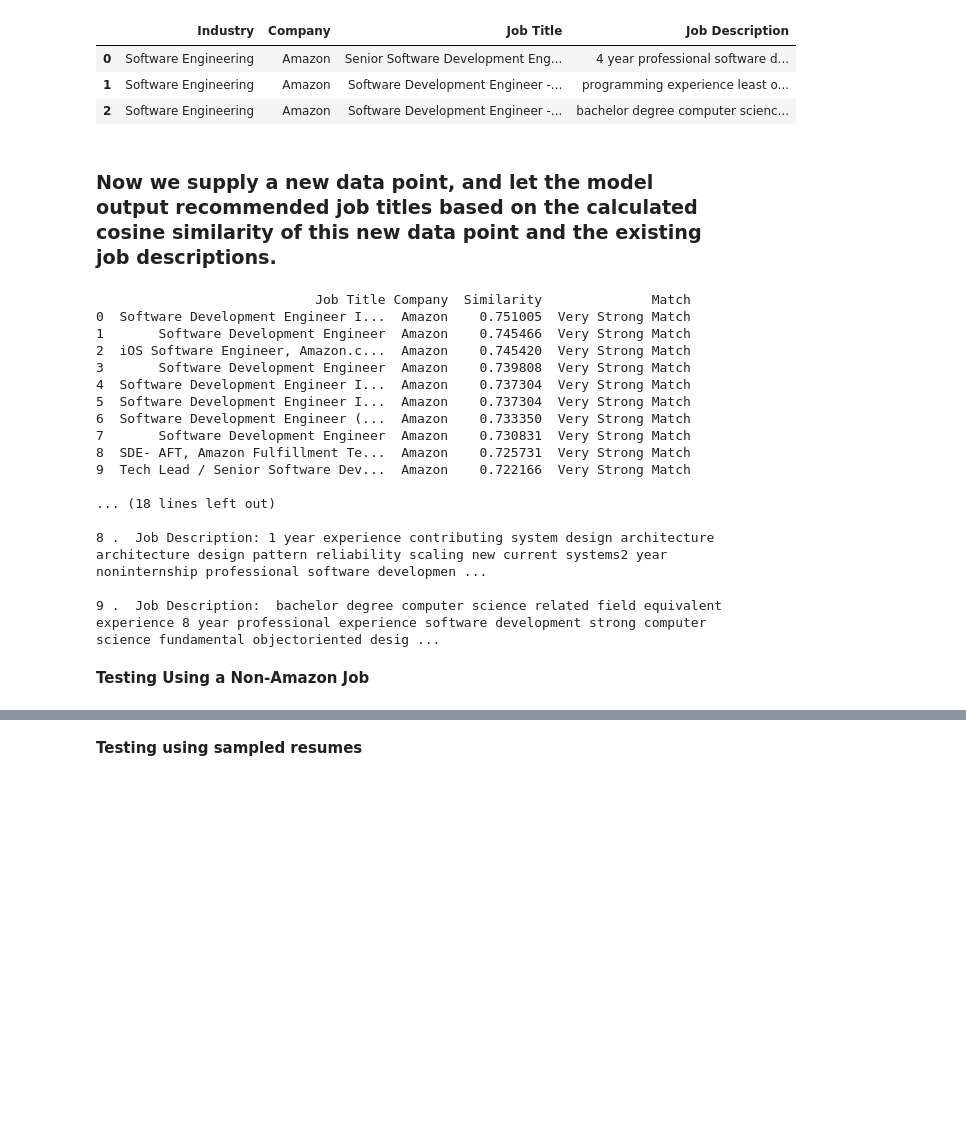
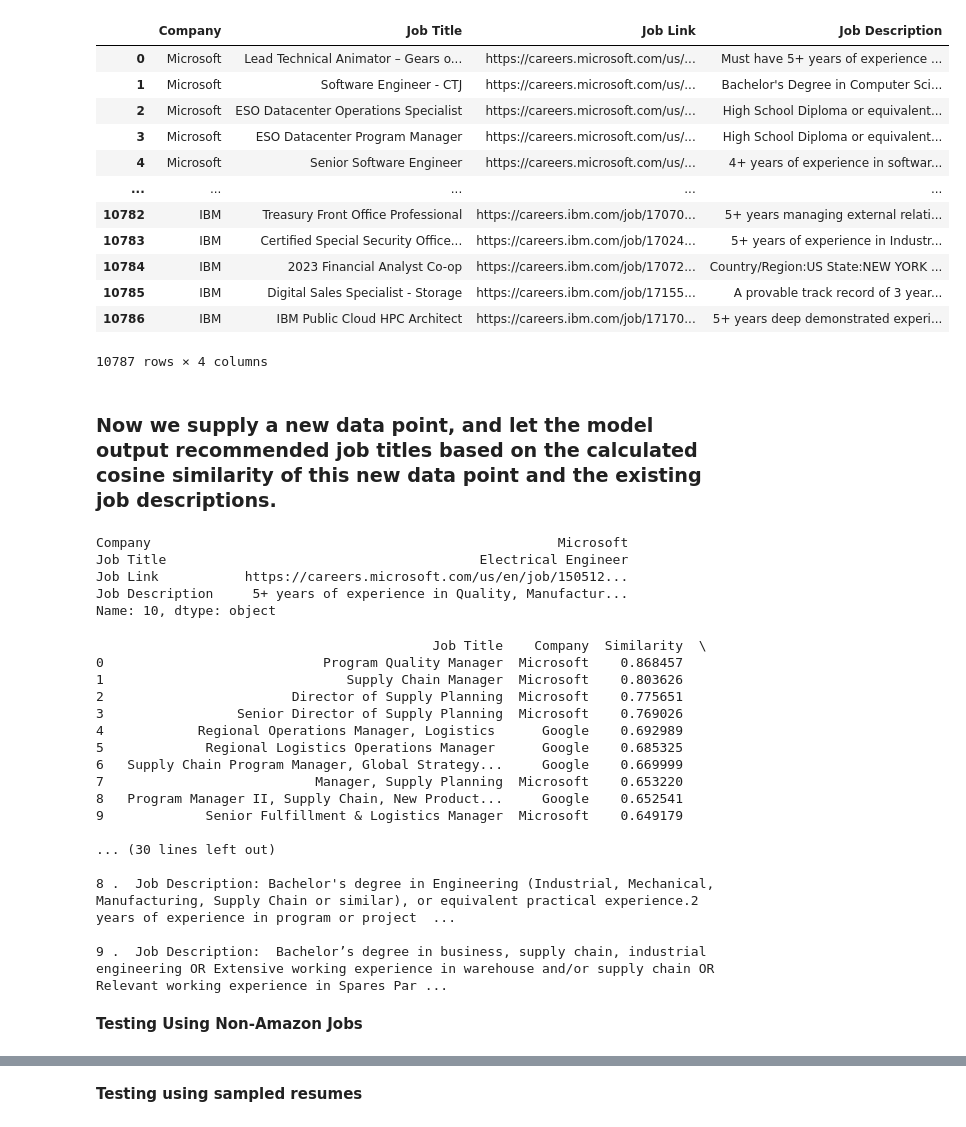
Before and after one commit to Siliconvalley4uYouthProjects/SpringBoard-Swatcloud, a Jupyter notebook: Recommendation_Model.ipynb, the cells around one changed output, grey strips where cells are left out. Drawn from its saved outputs; the diff is of its cells as text; code cells hidden in the pictures; blank space fills up the shorter version.

```diff
--- a/Recommendation_Model.ipynb
+++ b/Recommendation_Model.ipynb
@@ -27,16 +28,25 @@ warnings.simplefilter(action="ignore", category=SettingWithCopyWarning)
 # %%
 # Reading in the jobs
 
-df = pd.read_csv('swe_marketing_jobs.csv',header=None,names=['Industry','Company','Job Title','Job Description'],skiprows=1)
+df = pd.read_csv('/content/drive/MyDrive/Swatcloud/Data/web_scraper/all_job_categories/Output Files/combined_all_companies_all_jobs.csv',header=None,names=['Company','Job Title','Job Link','Job Description'],skiprows=1)
 df.dropna(inplace=True)
 df.reset_index(inplace=True, drop=True)
 # %%
-df.head(3)
+df
 # %% [output]
-|  | Industry | Company | Job Title | Job Description |
-| 0 | Software Engineering | Amazon | Senior Software Development Eng... | 4 year professional software d... |
-| 1 | Software Engineering | Amazon | Software Development Engineer -... | programming experience least o... |
-| 2 | Software Engineering | Amazon | Software Development Engineer -... | bachelor degree computer scienc... |
+|  | Company | Job Title | Job Link | Job Description |
+| 0 | Microsoft | Lead Technical Animator – Gears o... | https://careers.microsoft.com/us/... | Must have 5+ years of experience ... |
+| 1 | Microsoft | Software Engineer - CTJ | https://careers.microsoft.com/us/... | Bachelor's Degree in Computer Sci... |
+| 2 | Microsoft | ESO Datacenter Operations Specialist | https://careers.microsoft.com/us/... | High School Diploma or equivalent... |
+| 3 | Microsoft | ESO Datacenter Program Manager | https://careers.microsoft.com/us/... | High School Diploma or equivalent... |
+| 4 | Microsoft | Senior Software Engineer | https://careers.microsoft.com/us/... | 4+ years of experience in softwar... |
+| ... | ... | ... | ... | ... |
+| 10782 | IBM | Treasury Front Office Professional | https://careers.ibm.com/job/17070... | 5+ years managing external relati... |
+| 10783 | IBM | Certified Special Security Office... | https://careers.ibm.com/job/17024... | 5+ years of experience in Industr... |
+| 10784 | IBM | 2023 Financial Analyst Co-op | https://careers.ibm.com/job/17072... | Country/Region:US State:NEW YORK ... |
+| 10785 | IBM | Digital Sales Specialist - Storage | https://careers.ibm.com/job/17155... | A provable track record of 3 year... |
+| 10786 | IBM | IBM Public Cloud HPC Architect | https://careers.ibm.com/job/17170... | 5+ years deep demonstrated experi... |
+10787 rows × 4 columns
 # %% [markdown]
 ### Now we supply a new data point, and let the model output recommended job titles based on the calculated cosine similarity of this new data point and the existing job descriptions.
 # %%
@@ -113,29 +123,35 @@ def top_x_recommendations(x,DataFrame,description):
   for j in range(len(top_x.index)):
     job_index = top_x.iloc[j]['index']
     print(j, '. ', 'Job Description:', DataFrame['Job Description'][job_index], '\n')
+# %%
+df.iloc[10]
+# %% [output]
+Company                                                    Microsoft
+Job Title                                        Electrical Engineer
+Job Link           https://careers.microsoft.com/us/en/job/150512...
+Job Description     5+ years of experience in Quality, Manufactur...
+Name: 10, dtype: object
 # %%
-#pd.set_option('max_colwidth', 35)
-pd.options.display.width = 0
 top_x_recommendations(10,df,df['Job Description'].iloc[10])
 # %% [output]
-                            Job Title Company  Similarity              Match
-0  Software Development Engineer I...  Amazon    0.751005  Very Strong Match
-1       Software Development Engineer  Amazon    0.745466  Very Strong Match
-2  iOS Software Engineer, Amazon.c...  Amazon    0.745420  Very Strong Match
-3       Software Development Engineer  Amazon    0.739808  Very Strong Match
-4  Software Development Engineer I...  Amazon    0.737304  Very Strong Match
-5  Software Development Engineer I...  Amazon    0.737304  Very Strong Match
-6  Software Development Engineer (...  Amazon    0.733350  Very Strong Match
-7       Software Development Engineer  Amazon    0.730831  Very Strong Match
-8  SDE- AFT, Amazon Fulfillment Te...  Amazon    0.725731  Very Strong Match
-9  Tech Lead / Senior Software Dev...  Amazon    0.722166  Very Strong Match
+                                           Job Title    Company  Similarity  \
+0                            Program Quality Manager  Microsoft    0.868457
+1                               Supply Chain Manager  Microsoft    0.803626
+2                        Director of Supply Planning  Microsoft    0.775651
+3                 Senior Director of Supply Planning  Microsoft    0.769026
+4            Regional Operations Manager, Logistics      Google    0.692989
+5             Regional Logistics Operations Manager      Google    0.685325
+6   Supply Chain Program Manager, Global Strategy...     Google    0.669999
+7                           Manager, Supply Planning  Microsoft    0.653220
+8   Program Manager II, Supply Chain, New Product...     Google    0.652541
+9             Senior Fulfillment & Logistics Manager  Microsoft    0.649179
 
-... (18 lines left out)
+... (30 lines left out)
 
-8 .  Job Description: 1 year experience contributing system design architecture architecture design pattern reliability scaling new current systems2 year noninternship professional software developmen ...
+8 .  Job Description: Bachelor's degree in Engineering (Industrial, Mechanical, Manufacturing, Supply Chain or similar), or equivalent practical experience.2 years of experience in program or project  ...
 
-9 .  Job Description:  bachelor degree computer science related field equivalent experience 8 year professional experience software development strong computer science fundamental objectoriented desig ...
+9 .  Job Description:  Bachelor’s degree in business, supply chain, industrial engineering OR Extensive working experience in warehouse and/or supply chain OR Relevant working experience in Spares Par ...
 # %% [markdown]
-**Testing Using a Non-Amazon Job**
+**Testing Using Non-Amazon Jobs**
 # %%
 #Now let's try to use an input from a non-Amazon job.
```
Also changed, not shown: parts of 10 cells of this notebook.
